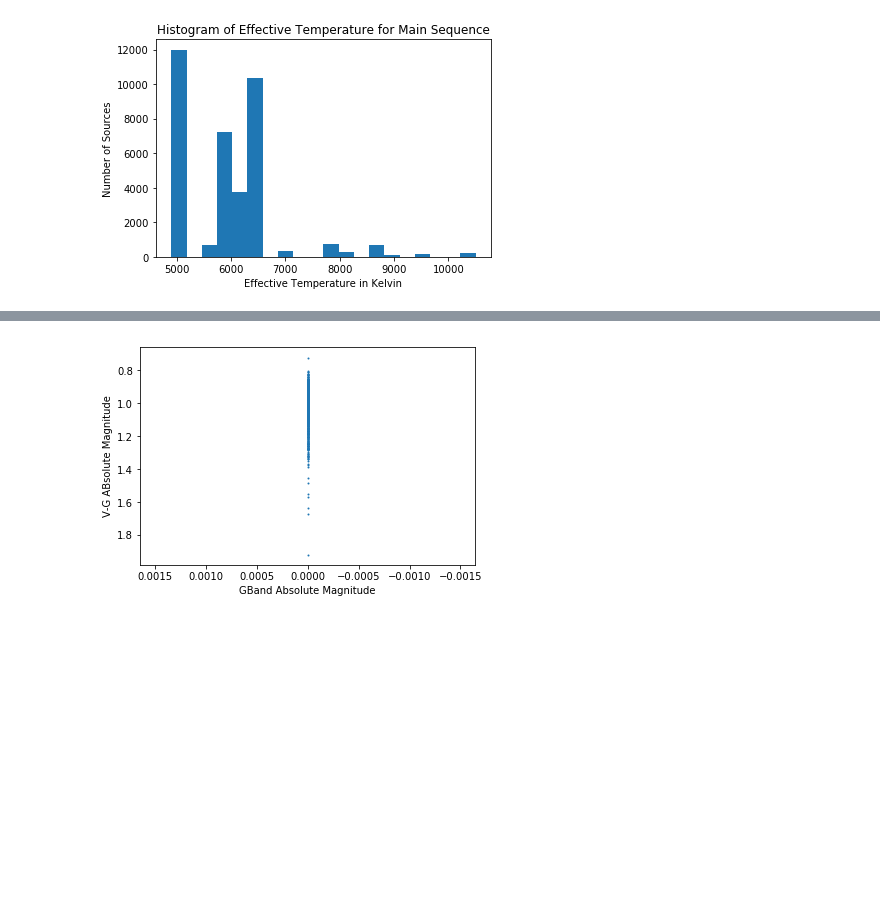
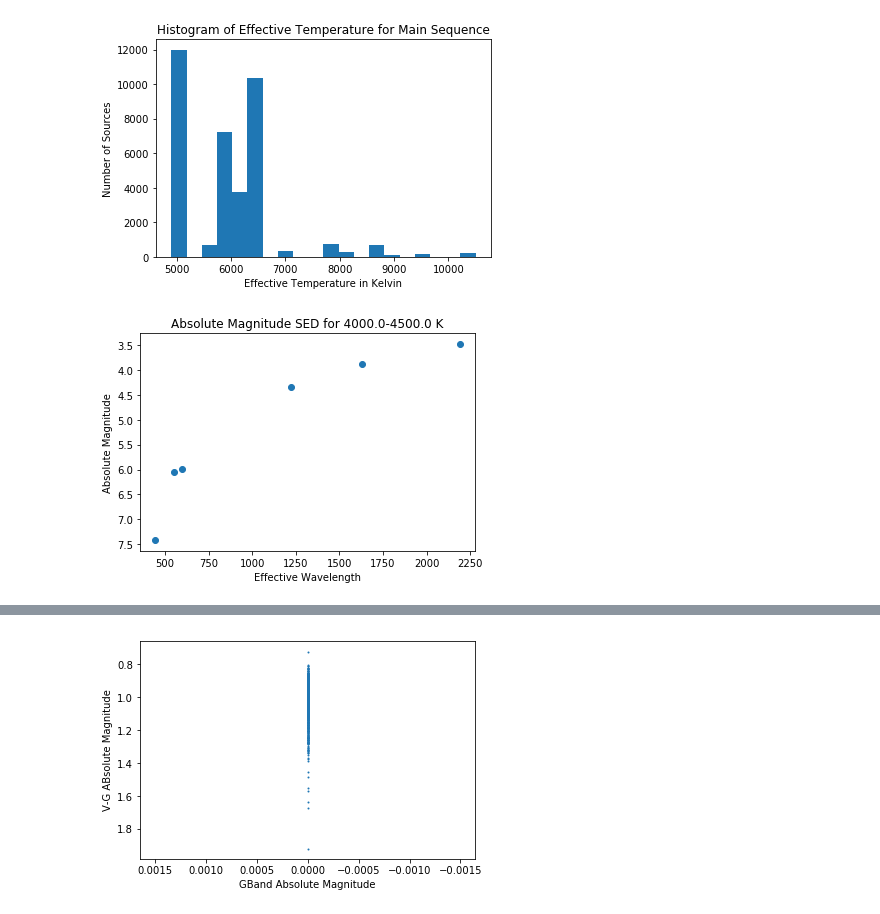
Before and after one commit to leemundy/GAIA, a Jupyter notebook: Work-Areas/khall/notebook/Data/StanCat Work.ipynb, the cells around one changed output, grey strips where cells are left out. Saved outputs shown, nothing was run; the diff lists cells and outputs as text; code cells hidden in the pictures; blank space fills up the shorter version.

```diff
--- a/Work-Areas/khall/notebook/Data/StanCat Work.ipynb
+++ b/Work-Areas/khall/notebook/Data/StanCat Work.ipynb
@@ -162,6 +193,0 @@ nan
-# %%
-nan = 0
-for i in range(0,len(AbsHmag)):
-    if(str(AbsHmag.mask[i])==True):
-        nan = nan +1
-print(nan)
@@ -230,3 +253,90 @@ plt.show()
 # %% [output]
 0
 [figure]
+# %%
+Teff = t['Teff']
+temps = [4000.0,4500.0,5000.0,5500.0,6000.0,6500.0,7000.0,7500.0,8000.0,8500.0,9000.0,9500.0,10000.0]
+EffWave = [445,551,600,1220,1630,2190]
+
+totalB = np.array([])
+totalV = np.array([])
+totalK = np.array([])
+totalH = np.array([])
+totalJ = np.array([])
+totalG = []
+totalTemp = []
+TotalMags = np.zeros((6,13))
+for i in temps:
+    sources = 0
+    tempRange = []
+    GmagV = []
+    VmagV = []
+    KmagV = []
+    HmagV = []
+    JmagV = []
+    BmagV = []
+    for j in range(0,len(Teff)):
+        if(Sp[j] in SpV):
+            if(i <= Teff[j] <= (i+500.0)):
+
+                tempRange.append(Teff[j])
+                if(Gmag.mask[j] == False and Sp[j] == 5.0):
+                    GmagV.append(AbsGmag[j])
+                if(Vmag.mask[j] == False and Sp[j] == 5.0):
+                    VmagV.append(AbsVmag[j])
+                if(Kmag.mask[j] == False and Sp[j] == 5.0):
+                    KmagV.append(AbsKmag[j])
+                if(Hmag.mask[j] == False and Sp[j] == 5.0):
+                    HmagV.append(AbsHmag[j])
+                if(Jmag.mask[j] == False and Sp[j] == 5.0):
+                    JmagV.append(AbsJmag[j])
+                if(Bmag.mask[j] == False and Sp[j] == 5.0):
+                    BmagV.append(AbsBmag[j])
+                sources = sources + 1
+    MeanTemp = np.mean(tempRange)
+    MinTemp = np.min(tempRange)
+    MaxTemp = np.max(tempRange)
+    TempStd = np.std(tempRange)
+    MeanGmag = np.mean(GmagV)
+    MeanVmag = np.mean(VmagV)
+    MeanHmag = np.mean(HmagV)
+    MeanJmag = np.mean(JmagV)
+    MeanKmag = np.mean(KmagV)
+    MeanBmag = np.mean(BmagV)
+    totalTemp.append(MeanTemp)
+    totalB.append(MeanBmag)
+    totalG.append(MeanGmag)
+    totalV.append(MeanVmag)
+    totalH.append(MeanHmag)
+    totalK.append(MeanKmag)
+    totalJ.append(MeanJmag)
+    GmagStd = np.std(GmagV)
+    HmagStd = np.std(HmagV)
+    VmagStd = np.std(VmagV)
+    JmagStd = np.std(JmagV)
+    KmagStd = np.std(KmagV)
+    BmagStd = np.std(BmagV)
+    Mags = [MeanBmag,MeanVmag,MeanGmag,MeanJmag,MeanHmag,MeanKmag]
+    #Mags = [MeanKmag,MeanHmag,MeanJmag,MeanGmag,MeanVmag]
+    plt.xlabel('Effective Wavelength')
+    plt.ylabel('Absolute Magnitude')
+    plt.title('Absolute Magnitude SED for '+ str(i)+'-'+ str(i+500) + ' K')
+    plt.scatter(EffWave,Mags)
+    plt.gca().invert_yaxis()
+    #plt.errorbar(EffWave,Mags,[BmagStd,VmagStd,GmagStd,JmagStd,HmagStd,KmagStd])
+    plt.show()
+
+    print('Number of Stars: ', sources)
+    print('Average Effective Temp in K: ', MeanTemp)
+    print('Standard Deviation of Temp in K: ', TempStd)
+    print('Min Temp: ', MinTemp, '  Max Temp: ', MaxTemp)
+    print('Average Bmag: ', MeanBmag)
+    print('Average Vmag: ', MeanVmag)
+    print('Average Gmag: ', MeanGmag)
+    print('average Hmag: ', MeanHmag)
+    print('average Jmag: ', MeanJmag)
+    print('average Kmag: ', MeanKmag)
+    #print('Standard Deviation of Gmag: ',GmagStd)
+    #print(MeanVmag)
+# %% [output]
+[figure, added]
```
Also changed, not shown: parts of 12 cells of this notebook.
